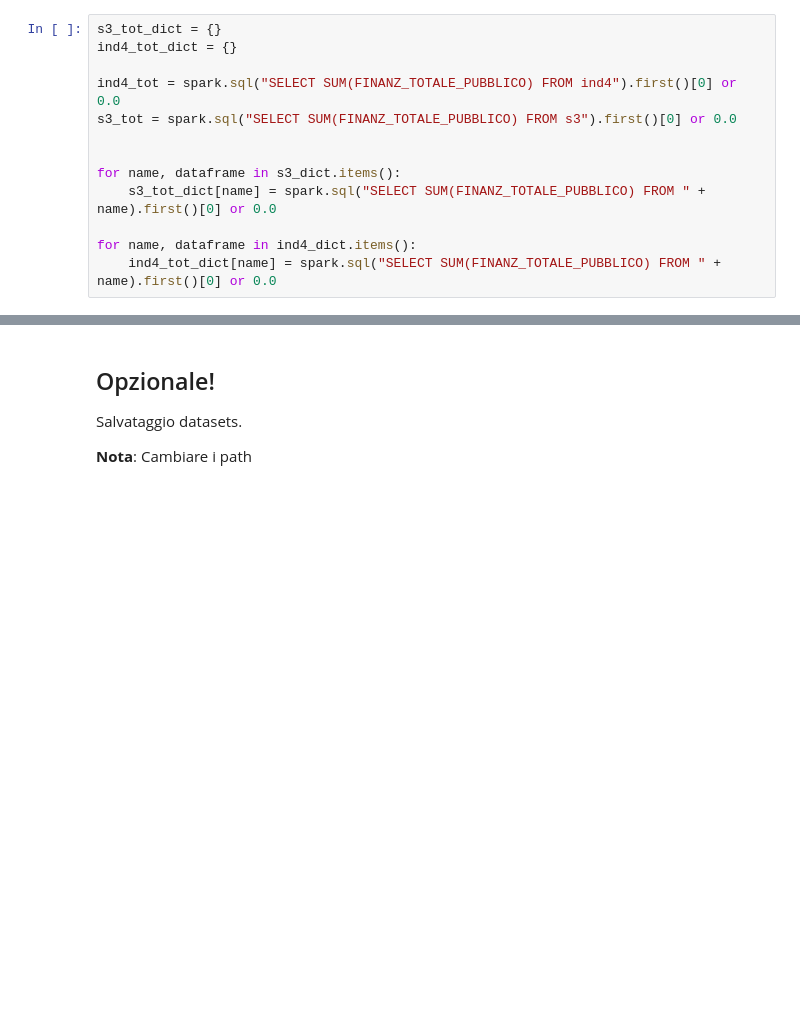
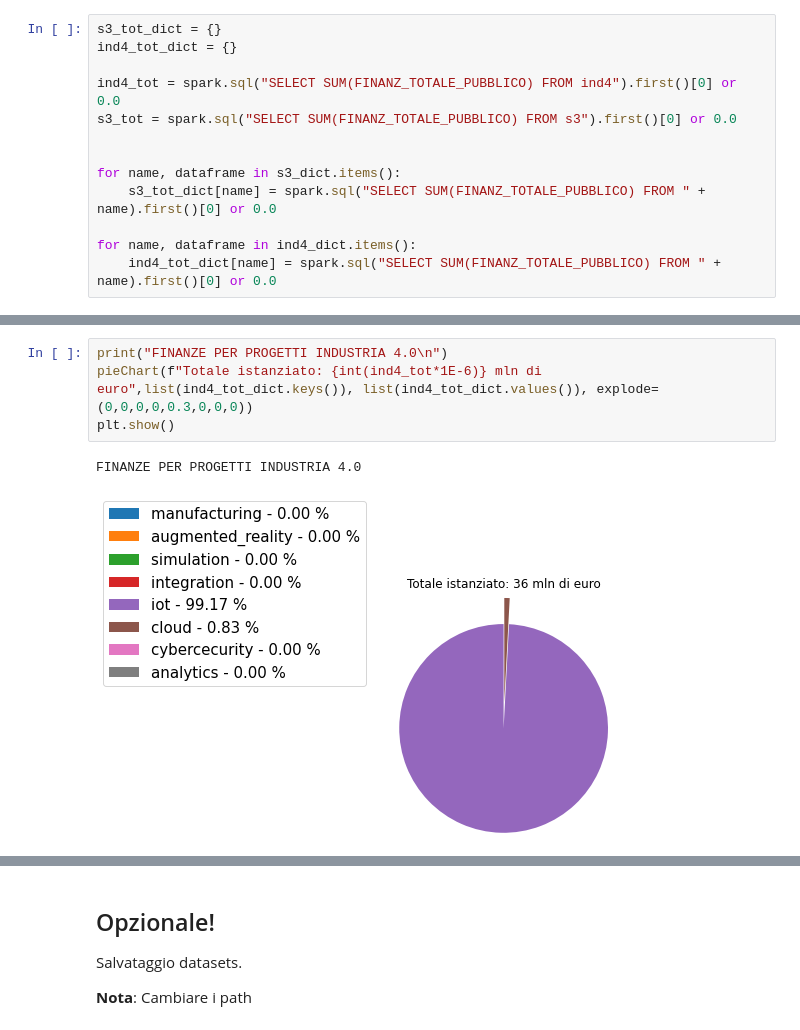
Before and after one commit to LorenzoDag/Economia, a Jupyter notebook: economia.ipynb, the cells around one changed output, grey strips where cells are left out. Drawn from its saved outputs; the diff is of its cells as text; blank space fills up the shorter version.

```diff
--- a/economia.ipynb
+++ b/economia.ipynb
@@ -199,0 +216,7 @@ plt.show()
+# %%
+print("FINANZE PER PROGETTI INDUSTRIA 4.0\n")
+pieChart(f"Totale istanziato: {int(ind4_tot*1E-6)} mln di euro",list(ind4_tot_dict.keys()), list(ind4_tot_dict.values()), explode=(0,0,0,0,0.3,0,0,0))
+plt.show()
+# %% [output]
+FINANZE PER PROGETTI INDUSTRIA 4.0
+[figure, added]
```
Also changed, not shown: parts of 30 cells of this notebook.
